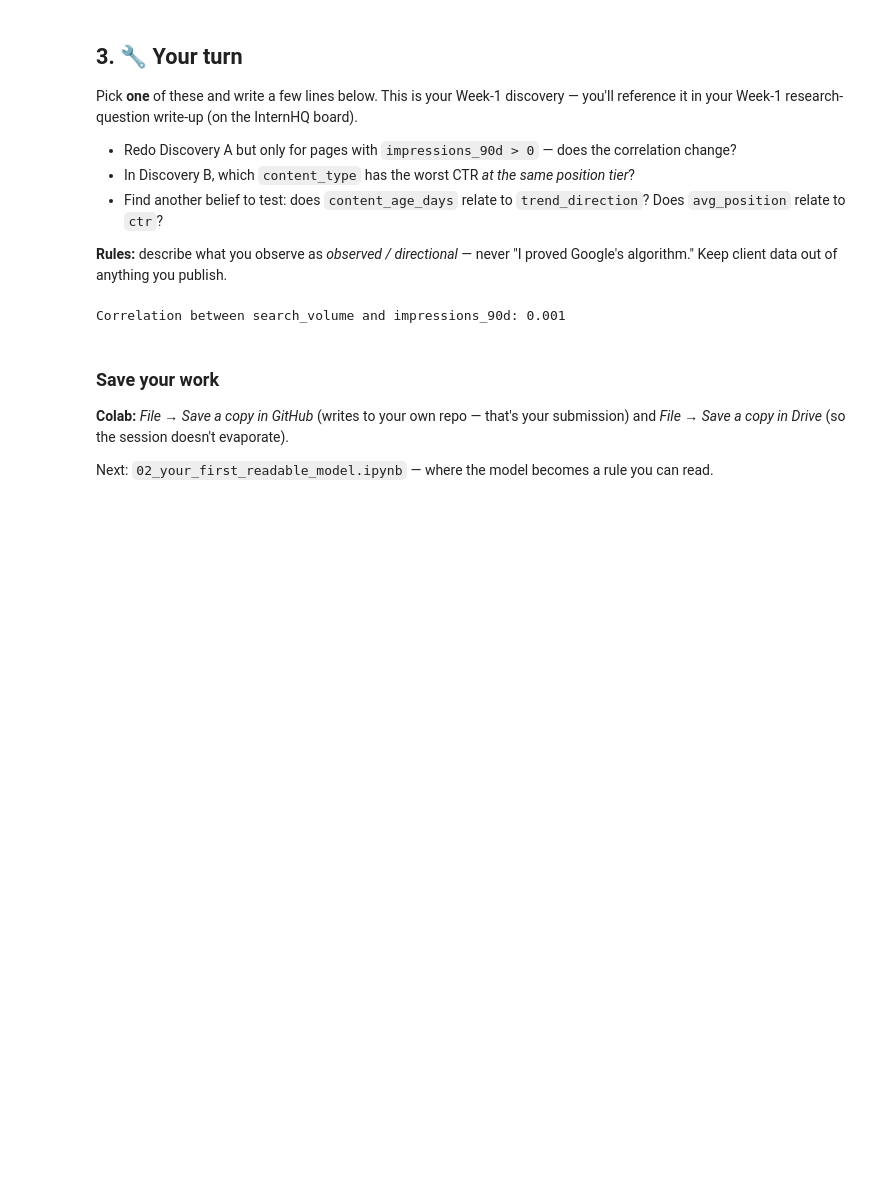
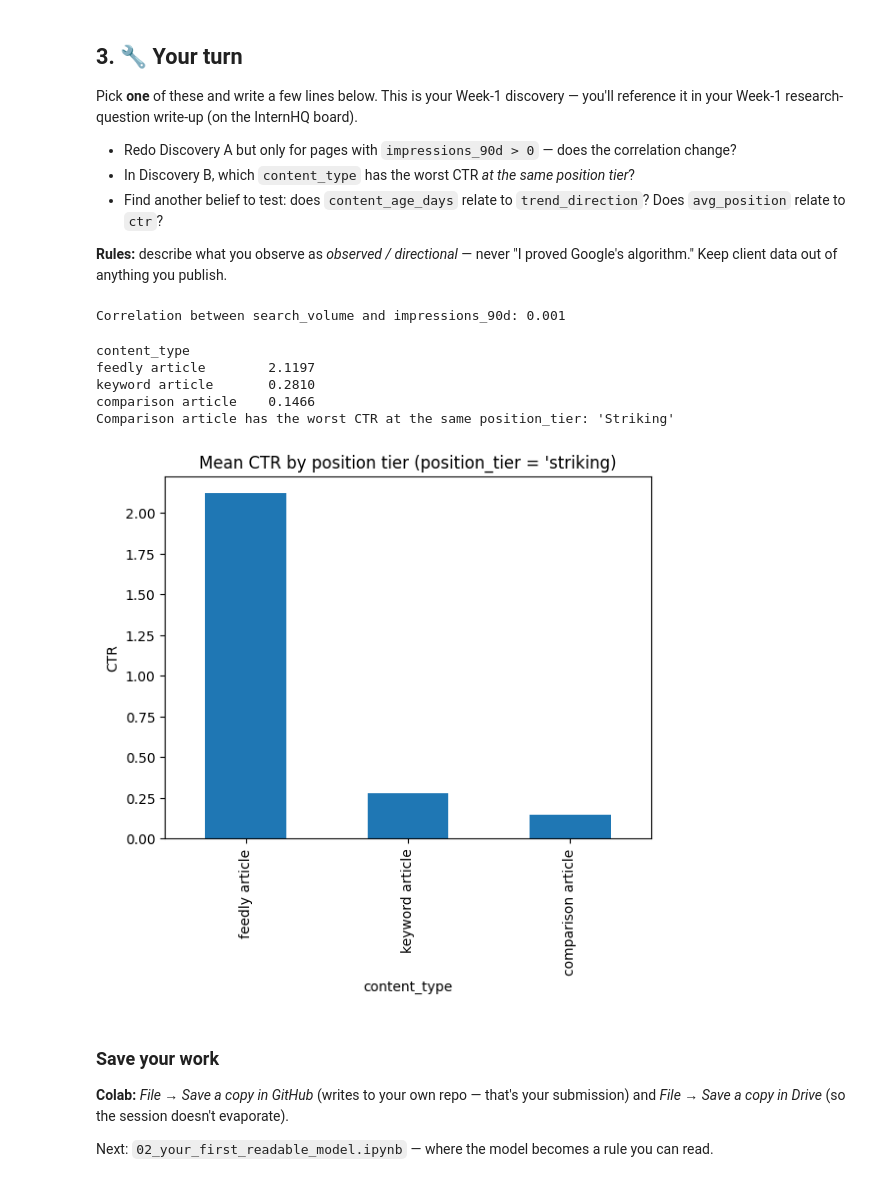
Before and after one commit to Deb-Joseph/My-first-ML-Repo, a Jupyter notebook: notebooks/01_first_look_and_discovery.ipynb, the cells around one changed output. Drawn from its saved outputs; the diff is of its cells as text; code cells hidden in the pictures; blank space fills up the shorter version.

```diff
--- a/notebooks/01_first_look_and_discovery.ipynb
+++ b/notebooks/01_first_look_and_discovery.ipynb
@@ -157,6 +157,19 @@ corr = visible["search_volume"].corr(visible["impressions_90d"])
 print(f"Correlation between search_volume and impressions_90d: {corr:.3f}")
 # %% [output]
 Correlation between search_volume and impressions_90d: 0.001
+# %%
+visible = df[df["position_tier"] == 'striking']
+ctr_by_pos = visible.groupby("content_type")["ctr"].mean().sort_values(ascending=False)
+print(ctr_by_pos.round(4).to_string())
+ctr_by_pos.plot(kind="bar", title="Mean CTR by position tier (position_tier = 'striking)", ylabel="CTR");
+print(f"Comparison article has the worst CTR at the same position_tier: 'Striking'")
+# %% [output]
+content_type
+feedly article        2.1197
+keyword article       0.2810
+comparison article    0.1466
+Comparison article has the worst CTR at the same position_tier: 'Striking'
+[figure, added]
 # %% [markdown]
 ### Save your work
 **Colab:** *File → Save a copy in GitHub* (writes to your own repo — that's your submission) and *File → Save a copy in Drive* (so the session doesn't evaporate).
```
